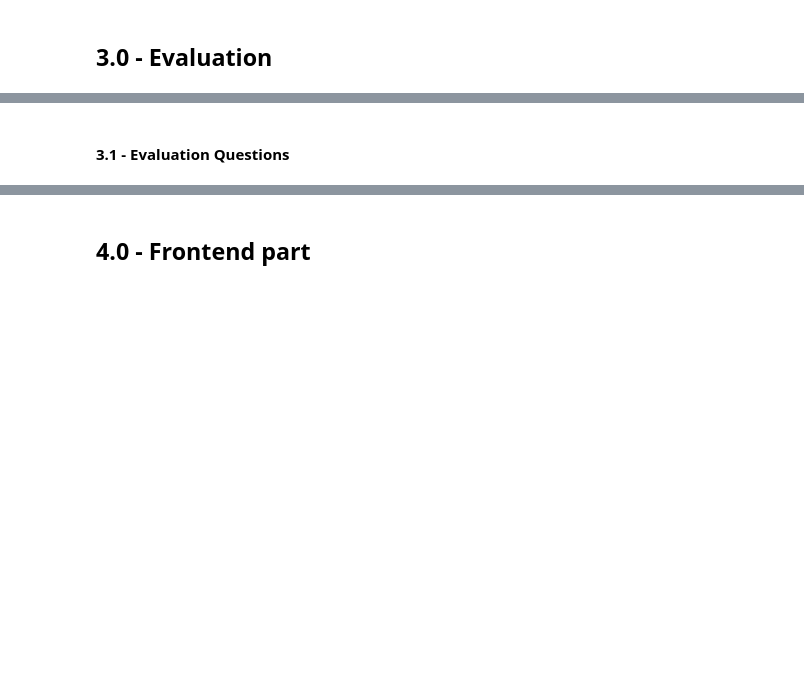
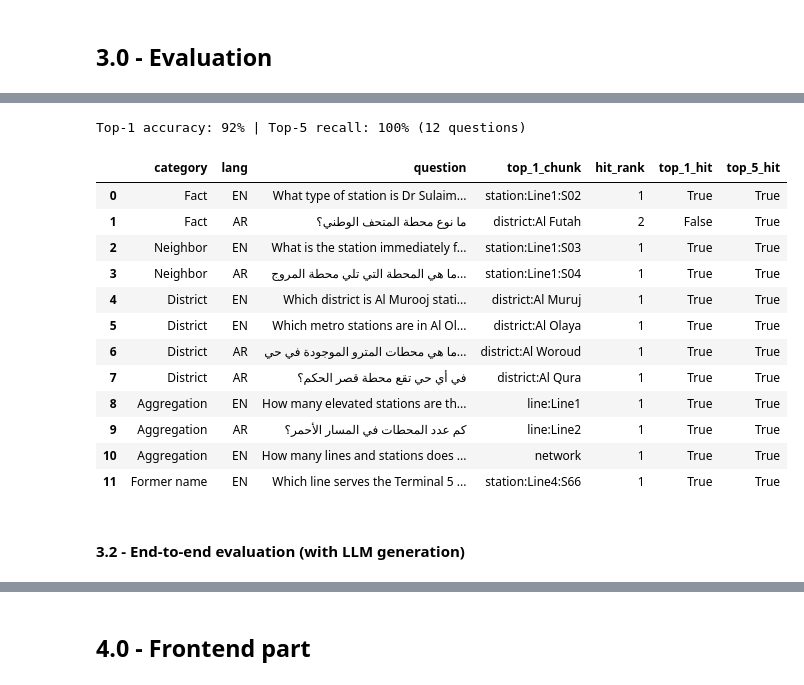
Before and after one commit to SalehAlomair/riyadh-metro-rag-ai-assistant, a Jupyter notebook: metro_rag.ipynb, the cells around one changed output, grey strips where cells are left out. Cells and saved outputs as stored; diff of their text form; code cells hidden in the pictures; blank space fills up the shorter version.

Commit message:
Added districts and converted the notebook into python scripts

```diff
--- a/metro_rag.ipynb
+++ b/metro_rag.ipynb
@@ -8,7 +8,7 @@
 import pandas as pd
 import numpy as np
 
-df = pd.read_csv('metro-stations-in-riyadh-by-metro-line-and-station-type-2024.json')
+df = pd.read_csv("data/metro-stations-in-riyadh-by-metro-line-and-station-type-2024.json")
 
 df
 # %% [output]
@@ -21,7 +21,7 @@ import json
 import pandas as pd
 
 # 1. Load the raw JSON file manually
-file_path = 'metro-stations-in-riyadh-by-metro-line-and-station-type-2024.json'
+file_path = "data/metro-stations-in-riyadh-by-metro-line-and-station-type-2024.json"
 with open(file_path, 'r', encoding='utf-8') as f:
     raw_data = json.load(f)
 
@@ -122,4 +343,4 @@ embedding_model = SentenceTransformer('intfloat/multilingual-e5-small')
 # %%
-sentences = df['text_chunk'].tolist()
-embeddings = embedding_model.encode(sentences, show_progress_bar=True)
+passages = ["passage: " + text for text in knowledge_base['text_chunk']]
+embeddings = embedding_model.encode(passages, normalize_embeddings=True, show_progress_bar=True)
 # %% [markdown]
@@ -128,7 +349,7 @@ embeddings = embedding_model.encode(sentences, show_progress_bar=True)
 import faiss
 
 dimension = embeddings.shape[1]
-index = faiss.IndexFlatL2(dimension)
-index.add(np.array(embeddings))
+index = faiss.IndexFlatIP(dimension)  # inner product on normalized vectors = cosine similarity
+index.add(np.asarray(embeddings, dtype='float32'))
 print(f"Successfully added {index.ntotal} vectors to the FAISS database!")
 # %% [output]
@@ -264,5 +486,68 @@ def ask_metro_rag(user_question):
+# %%
+def station_ids(name_en, line_cd=None):
+    rows = df[df['metro_station_desc_en'] == name_en]
+    if line_cd:
+        rows = rows[rows['metro_line_cd'] == line_cd]
+    return [f"station:{line}:{code}" for line, code in zip(rows['metro_line_cd'], rows['metro_station_cd'])]
+
+def district_ids_of(name_en):
+    # District summaries list their stations, so they also answer "which district is X in?"
+    rows = df[(df['metro_station_desc_en'] == name_en) & (df['district_match'] == 'within')]
+    return [f"district:{district}" for district in rows['district_en'].unique()]
+
+# (category, language, question, acceptable chunk ids)
+retrieval_tests = [
+    ("Fact", "EN", "What type of station is Dr Sulaiman Al Habib, and which line is it on?", station_ids("Dr Sulaiman Al Habib")),
+    ("Fact", "AR", "ما نوع محطة المتحف الوطني؟", station_ids("National Museum")),
+    ("Neighbor", "EN", "What is the station immediately following KAFD on the Blue Line?", station_ids("KAFD", "Line1")),
+    ("Neighbor", "AR", "ما هي المحطة التي تلي محطة المروج في المسار الأزرق؟", station_ids("Al Murooj", "Line1")),
+    ("District", "EN", "Which district is Al Murooj station located in?", station_ids("Al Murooj") + district_ids_of("Al Murooj")),
+    ("District", "EN", "Which metro stations are in Al Olaya district?", ["district:Al Olaya"]),
+    ("District", "AR", "ما هي محطات المترو الموجودة في حي الورود؟", ["district:Al Woroud"]),
+    ("District", "AR", "في أي حي تقع محطة قصر الحكم؟", station_ids("Qasr Al Hokm") + district_ids_of("Qasr Al Hokm")),
+    ("Aggregation", "EN", "How many elevated stations are there in total on the Blue Line?", ["line:Line1"]),
+    ("Aggregation", "AR", "كم عدد المحطات في المسار الأحمر؟", ["line:Line2"]),
+    ("Aggregation", "EN", "How many lines and stations does the Riyadh Metro network have?", ["network"]),
+    ("Former name", "EN", "Which line serves the Terminal 5 station?", station_ids("Airport T5")),
+]
+
+report_rows = []
+for category, lang, question, expected in retrieval_tests:
+    results = retrieve_relevant_chunks(question, embedding_model, index, knowledge_base, k=TOP_K)
+    hit_rank = next((res['rank'] for res in results if res['chunk_id'] in expected), None)
+    report_rows.append({
+        "category": category,
+        "lang": lang,
+        "question": question,
+        "top_1_chunk": results[0]['chunk_id'],
+        "hit_rank": hit_rank,
+    })
+
+retrieval_report = pd.DataFrame(report_rows)
+retrieval_report['top_1_hit'] = retrieval_report['hit_rank'] == 1
+retrieval_report[f'top_{TOP_K}_hit'] = retrieval_report['hit_rank'].notna()
+
+print(f"Top-1 accuracy: {retrieval_report['top_1_hit'].mean():.0%} | "
+      f"Top-{TOP_K} recall: {retrieval_report[f'top_{TOP_K}_hit'].mean():.0%} "
+      f"({len(retrieval_report)} questions)")
+retrieval_report
+# %% [output]
+Top-1 accuracy: 92% | Top-5 recall: 100% (12 questions)
+|  | category | lang | question | top_1_chunk | hit_rank | top_1_hit | top_5_hit |
+| 0 | Fact | EN | What type of station is Dr Sulaim... | station:Line1:S02 | 1 | True | True |
+| 1 | Fact | AR | ما نوع محطة المتحف الوطني؟ | district:Al Futah | 2 | False | True |
+| 2 | Neighbor | EN | What is the station immediately f... | station:Line1:S03 | 1 | True | True |
+| 3 | Neighbor | AR | ما هي المحطة التي تلي محطة المروج... | station:Line1:S04 | 1 | True | True |
+| 4 | District | EN | Which district is Al Murooj stati... | district:Al Muruj | 1 | True | True |
+| 5 | District | EN | Which metro stations are in Al Ol... | district:Al Olaya | 1 | True | True |
+| 6 | District | AR | ما هي محطات المترو الموجودة في حي... | district:Al Woroud | 1 | True | True |
+| 7 | District | AR | في أي حي تقع محطة قصر الحكم؟ | district:Al Qura | 1 | True | True |
+| 8 | Aggregation | EN | How many elevated stations are th... | line:Line1 | 1 | True | True |
+| 9 | Aggregation | AR | كم عدد المحطات في المسار الأحمر؟ | line:Line2 | 1 | True | True |
+| 10 | Aggregation | EN | How many lines and stations does ... | network | 1 | True | True |
+| 11 | Former name | EN | Which line serves the Terminal 5 ... | station:Line4:S66 | 1 | True | True |
 # %% [markdown]
-#### 3.1 - Evaluation Questions
+#### 3.2 - End-to-end evaluation (with LLM generation)
 # %%
 test_queries = [
     "What type of station is Dr Sulaiman Al Habib, and which line is it on?", # Fact Retrieval
```
Also changed, not shown: parts of 21 cells of this notebook, 14 other files.
